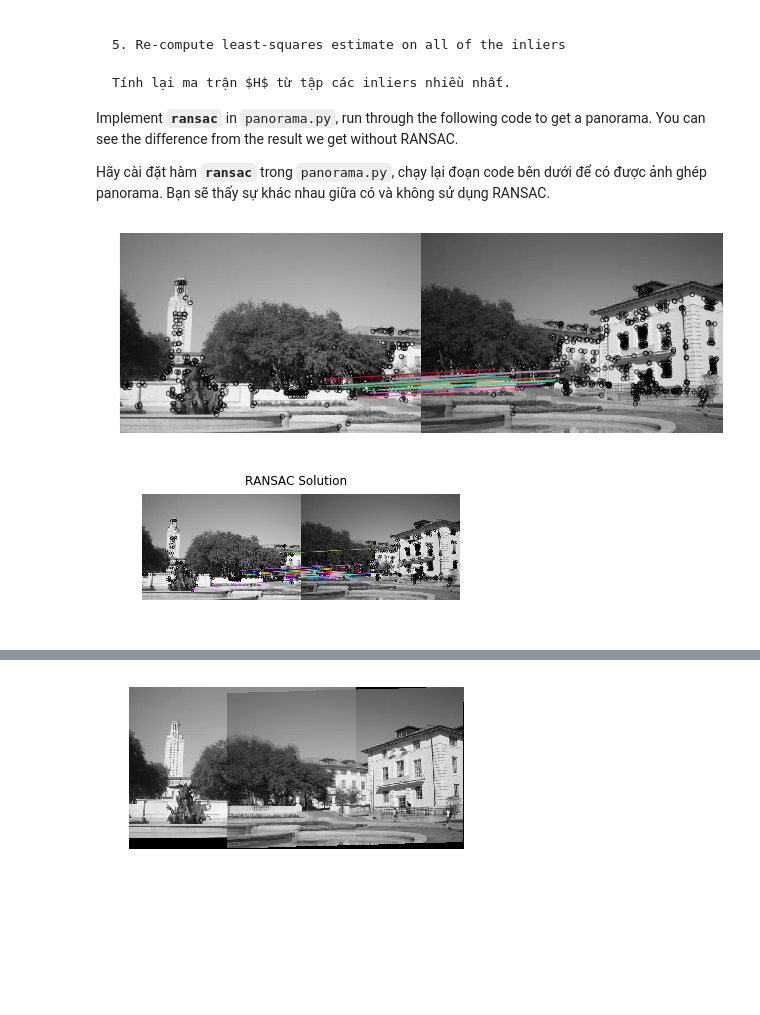
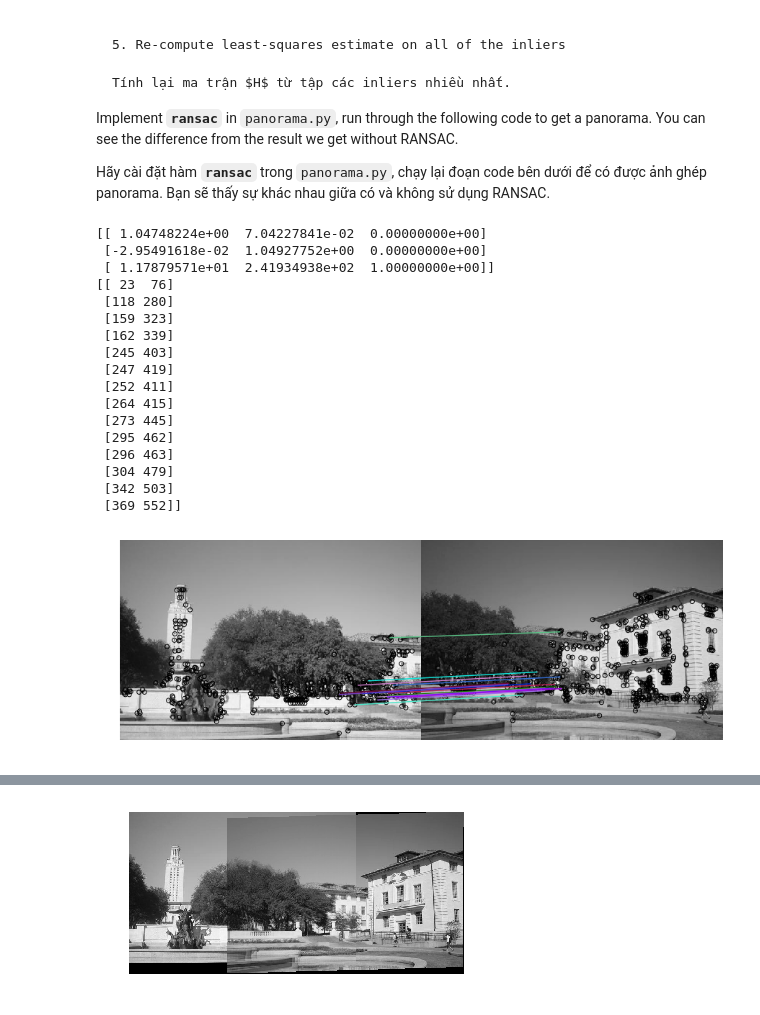
Before and after one commit to trungbanh/school_practice, a Jupyter notebook: hw3/hw3.ipynb, the cells around one changed output, grey strips where cells are left out. Saved outputs shown, nothing was run; the diff lists cells and outputs as text; code cells hidden in the pictures; blank space fills up the shorter version.

```diff
--- a/hw3/hw3.ipynb
+++ b/hw3/hw3.ipynb
@@ -394,20 +394,41 @@ Hãy cài đặt hàm **`ransac`** trong `panorama.py`, chạy lại đoạn cod
 # %%
 from panorama import ransac
 H, robust_matches = ransac(keypoints1, keypoints2, matches, threshold=1)
+
+print(H)
+
+print (robust_matches)
+
 
 # Visualize robust matches
 fig, ax = plt.subplots(1, 1, figsize=(15, 12))
 plot_matches(ax, img1, img2, keypoints1, keypoints2, robust_matches)
 plt.axis('off')
 plt.show()
 
-plt.imshow(imread('solution_ransac.png'))
-plt.axis('off')
-plt.title('RANSAC Solution')
-plt.show()
+# plt.imshow(imread('solution_ransac.png'))
+# plt.axis('off')
+# plt.title('RANSAC Solution')
+# plt.show()
 # %% [output]
+[[ 1.04748224e+00  7.04227841e-02  0.00000000e+00]
+ [-2.95491618e-02  1.04927752e+00  0.00000000e+00]
+ [ 1.17879571e+01  2.41934938e+02  1.00000000e+00]]
+[[ 23  76]
+ [118 280]
+ [159 323]
+ [162 339]
+ [245 403]
+ [247 419]
+ [252 411]
+ [264 415]
+ [273 445]
+ [295 462]
+ [296 463]
+ [304 479]
+ [342 503]
+ [369 552]]
-[figure, old version]
+[figure, new version]
-[figure, removed]
 # %%
 output_shape, offset = get_output_space(img1, [img2], [H])
 
```
Also changed, not shown: parts of 5 cells of this notebook, 3 other files.
